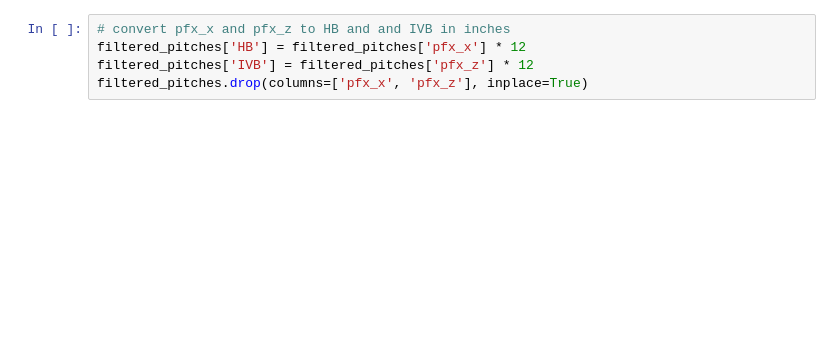
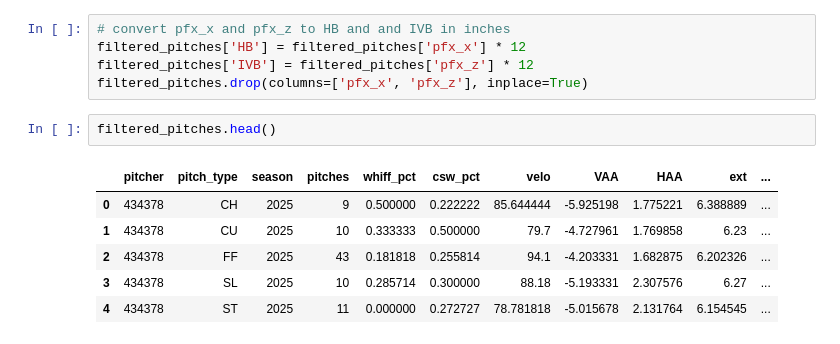
Before and after one commit to mcgillies/PitchArsenalModelling, a Jupyter notebook: src/data/test_nb.ipynb, the cells around one changed output. Drawn from its saved outputs; the diff is of its cells as text; blank space fills up the shorter version.

```diff
--- a/src/data/test_nb.ipynb
+++ b/src/data/test_nb.ipynb
@@ -180,3 +180,12 @@ filtered_pitches.head()
 filtered_pitches['HB'] = filtered_pitches['pfx_x'] * 12
 filtered_pitches['IVB'] = filtered_pitches['pfx_z'] * 12
 filtered_pitches.drop(columns=['pfx_x', 'pfx_z'], inplace=True)
+# %%
+filtered_pitches.head()
+# %% [output]
+|  | pitcher | pitch_type | season | pitches | whiff_pct | csw_pct | velo | VAA | HAA | ext | ... |
+| 0 | 434378 | CH | 2025 | 9 | 0.500000 | 0.222222 | 85.644444 | -5.925198 | 1.775221 | 6.388889 | ... |
+| 1 | 434378 | CU | 2025 | 10 | 0.333333 | 0.500000 | 79.7 | -4.727961 | 1.769858 | 6.23 | ... |
+| 2 | 434378 | FF | 2025 | 43 | 0.181818 | 0.255814 | 94.1 | -4.203331 | 1.682875 | 6.202326 | ... |
+| 3 | 434378 | SL | 2025 | 10 | 0.285714 | 0.300000 | 88.18 | -5.193331 | 2.307576 | 6.27 | ... |
+| 4 | 434378 | ST | 2025 | 11 | 0.000000 | 0.272727 | 78.781818 | -5.015678 | 2.131764 | 6.154545 | ... |
```
Also changed, not shown: parts of 6 cells of this notebook.
